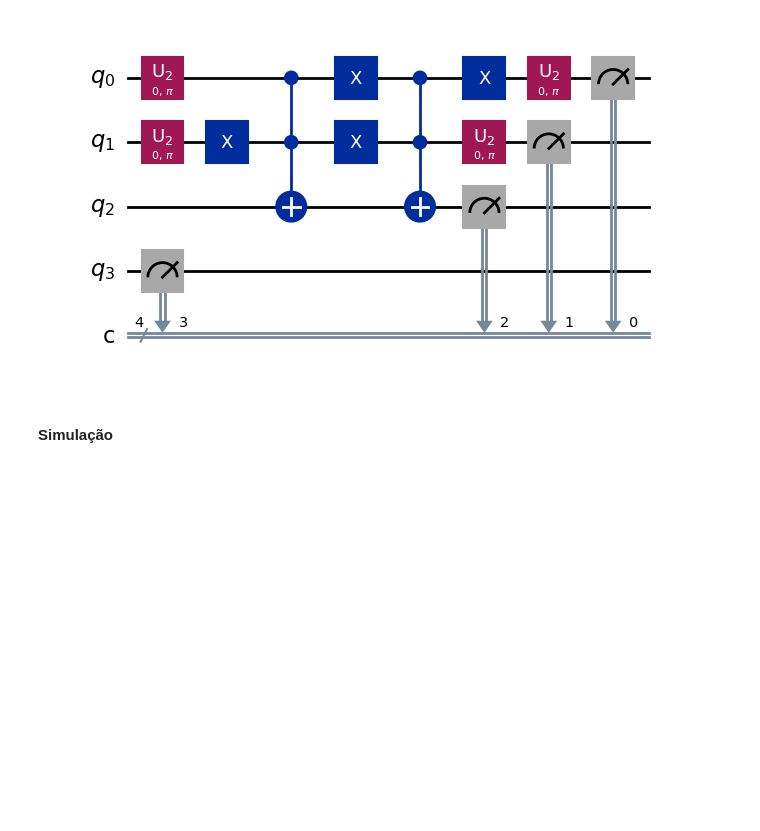
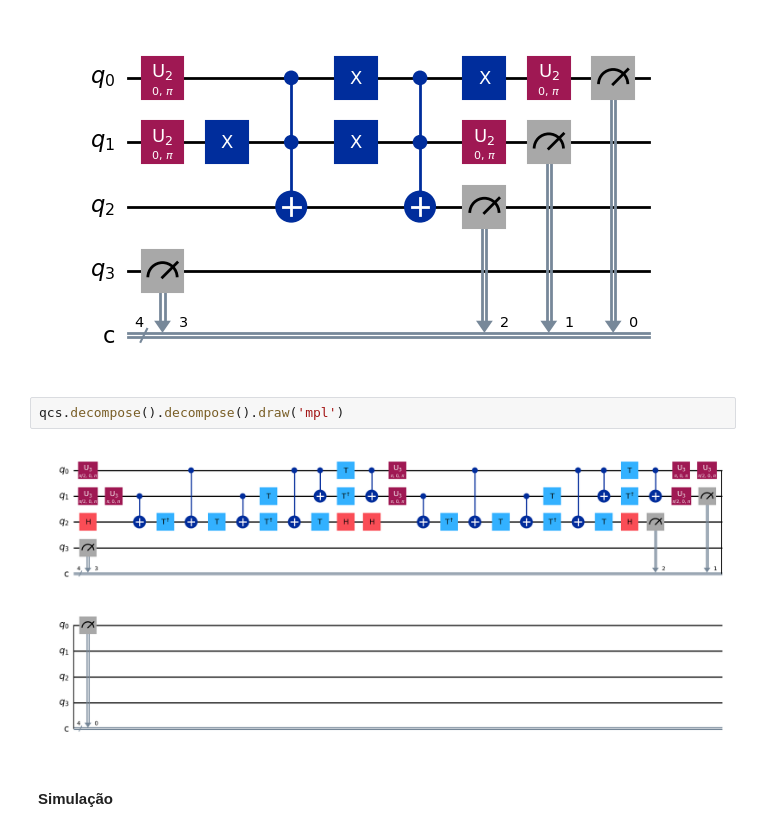
Before and after one commit to jonasmaziero/computacao_quantica_qiskit_sbf_2024, a Jupyter notebook: 06_Simon.ipynb, the cells around one changed output. Drawn from its saved outputs; the diff is of its cells as text; blank space fills up the shorter version.

```diff
--- a/06_Simon.ipynb
+++ b/06_Simon.ipynb
@@ -272,6 +272,10 @@ qcs.draw('mpl')
 qcs.decompose().draw('mpl')
 # %% [output]
 [figure]
+# %%
+qcs.decompose().decompose().draw('mpl')
+# %% [output]
+[figure, added]
 # %% [markdown]
 #### Simulação
 # %%
```
Also changed, not shown: parts of 7 cells of this notebook, 15 other files.
